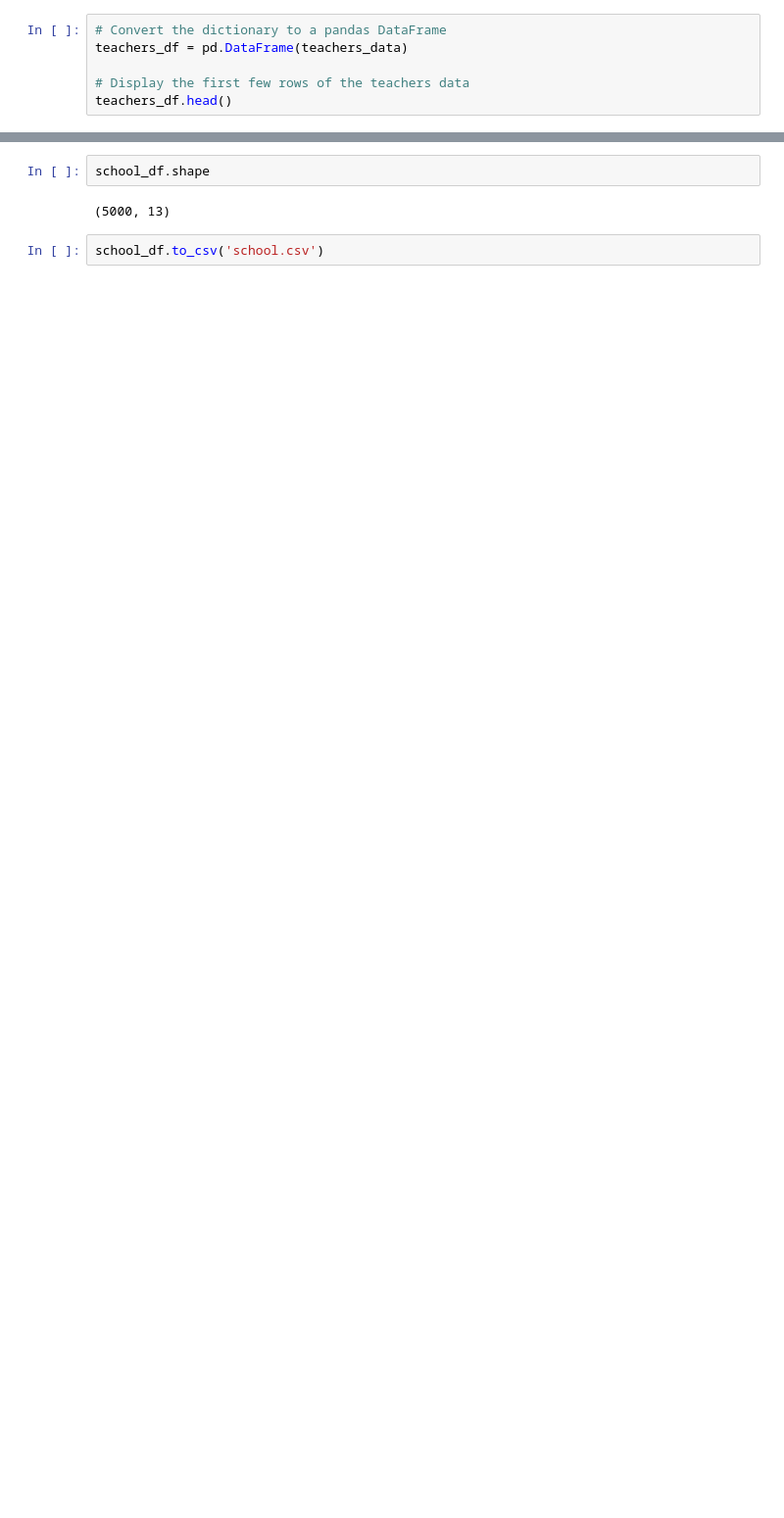
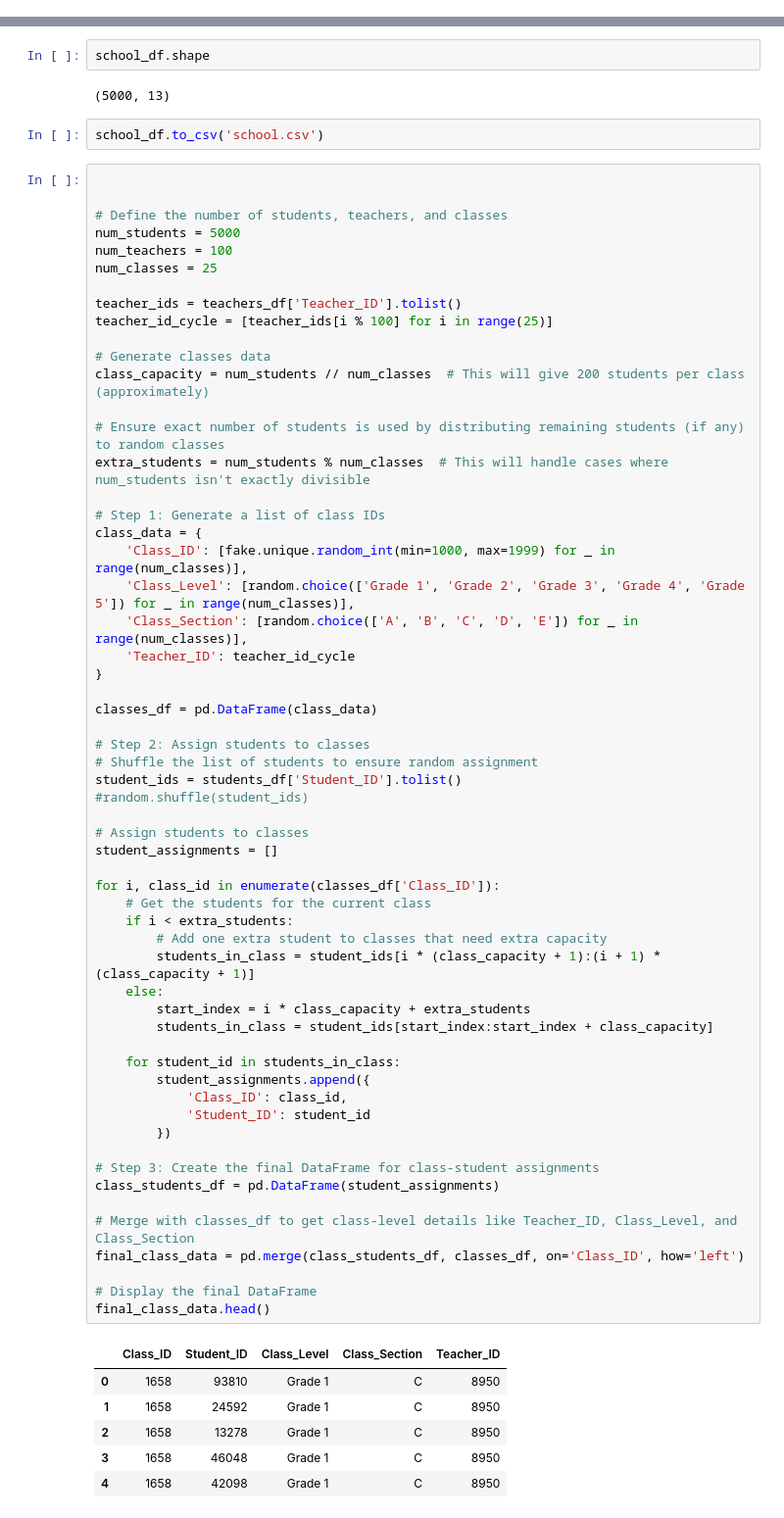
Before and after one commit to FunmilayoUde/DSNhackathon, a Jupyter notebook: DataFest/data.ipynb, the cells around one changed output, grey strips where cells are left out. Shown: that part at 98% size. Drawn from its saved outputs; the diff is of its cells as text; blank space fills up the shorter version.

Commit message:
created the class table

```diff
--- a/DataFest/data.ipynb
+++ b/DataFest/data.ipynb
@@ -239,9 +239,3 @@ teachers_data = {
     'Salary_NGN': [random_salary() for _ in range(num_teachers)],
     'Teaching_Experience_Years': [random_teaching_experience() for _ in range(num_teachers)]
 }
-# %%
-# Convert the dictionary to a pandas DataFrame
-teachers_df = pd.DataFrame(teachers_data)
-
-# Display the first few rows of the teachers data
-teachers_df.head()
@@ -391,3 +391,68 @@ school_df.shape
 (5000, 13)
 # %%
 school_df.to_csv('school.csv')
+# %%
+
+
+# Define the number of students, teachers, and classes
+num_students = 5000
+num_teachers = 100
+num_classes = 25
+
+teacher_ids = teachers_df['Teacher_ID'].tolist()
+teacher_id_cycle = [teacher_ids[i % 100] for i in range(25)]
+
+# Generate classes data
+class_capacity = num_students // num_classes  # This will give 200 students per class (approximately)
+
+# Ensure exact number of students is used by distributing remaining students (if any) to random classes
+extra_students = num_students % num_classes  # This will handle cases where num_students isn't exactly divisible
+
+# Step 1: Generate a list of class IDs
+class_data = {
+    'Class_ID': [fake.unique.random_int(min=1000, max=1999) for _ in range(num_classes)],
+    'Class_Level': [random.choice(['Grade 1', 'Grade 2', 'Grade 3', 'Grade 4', 'Grade 5']) for _ in range(num_classes)],
+    'Class_Section': [random.choice(['A', 'B', 'C', 'D', 'E']) for _ in range(num_classes)],
+    'Teacher_ID': teacher_id_cycle
+}
+
+classes_df = pd.DataFrame(class_data)
+
+# Step 2: Assign students to classes
+# Shuffle the list of students to ensure random assignment
+student_ids = students_df['Student_ID'].tolist()
+#random.shuffle(student_ids)
+
+# Assign students to classes
+student_assignments = []
+
+for i, class_id in enumerate(classes_df['Class_ID']):
+    # Get the students for the current class
+    if i < extra_students:
+        # Add one extra student to classes that need extra capacity
+        students_in_class = student_ids[i * (class_capacity + 1):(i + 1) * (class_capacity + 1)]
+    else:
+        start_index = i * class_capacity + extra_students
+        students_in_class = student_ids[start_index:start_index + class_capacity]
+
+    for student_id in students_in_class:
+        student_assignments.append({
+            'Class_ID': class_id,
+            'Student_ID': student_id
+        })
+
+# Step 3: Create the final DataFrame for class-student assignments
+class_students_df = pd.DataFrame(student_assignments)
+
+# Merge with classes_df to get class-level details like Teacher_ID, Class_Level, and Class_Section
+final_class_data = pd.merge(class_students_df, classes_df, on='Class_ID', how='left')
+
+# Display the final DataFrame
+final_class_data.head()
+# %% [output]
+|  | Class_ID | Student_ID | Class_Level | Class_Section | Teacher_ID |
+| 0 | 1658 | 93810 | Grade 1 | C | 8950 |
+| 1 | 1658 | 24592 | Grade 1 | C | 8950 |
+| 2 | 1658 | 13278 | Grade 1 | C | 8950 |
+| 3 | 1658 | 46048 | Grade 1 | C | 8950 |
+| 4 | 1658 | 42098 | Grade 1 | C | 8950 |
```
Also changed, not shown: parts of 11 cells of this notebook.
